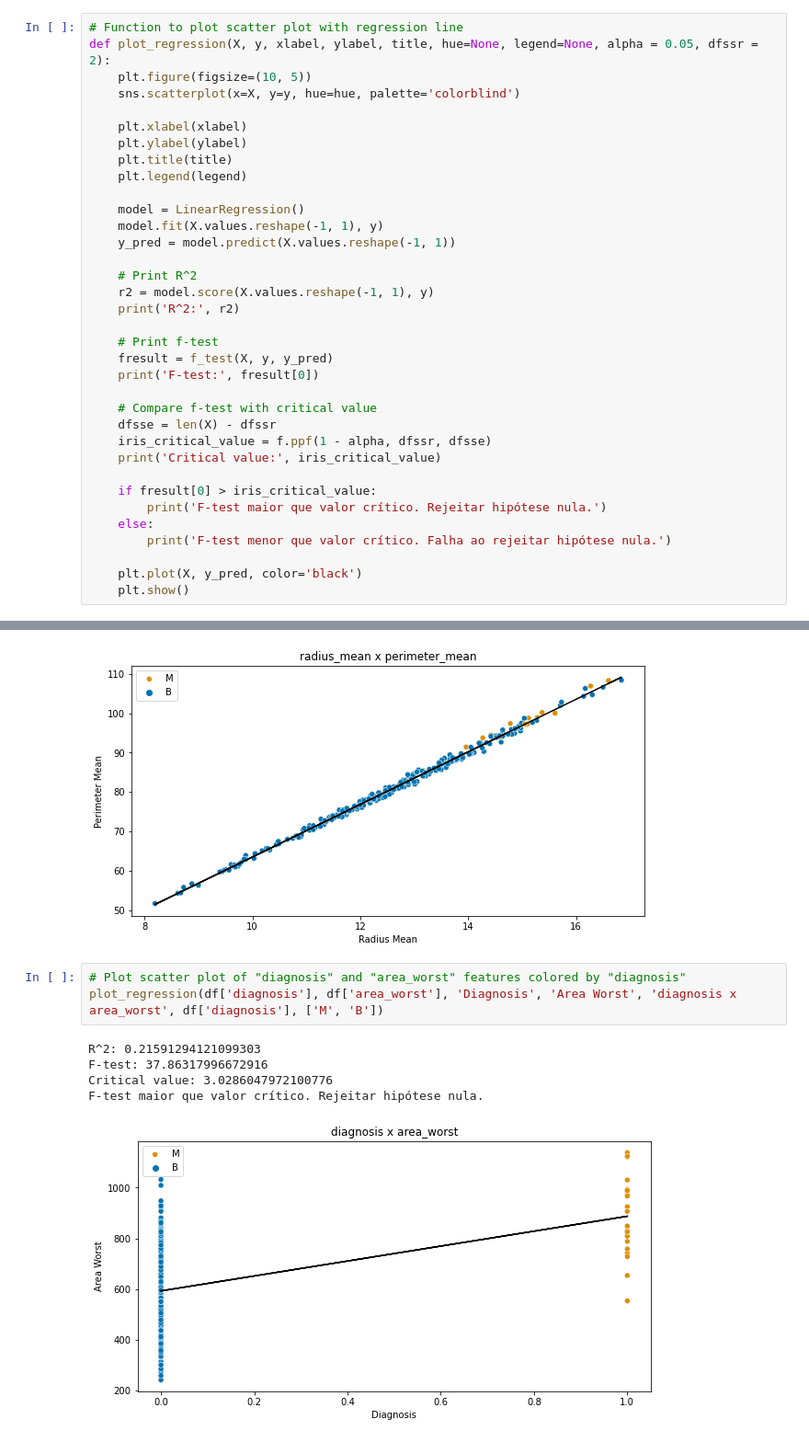
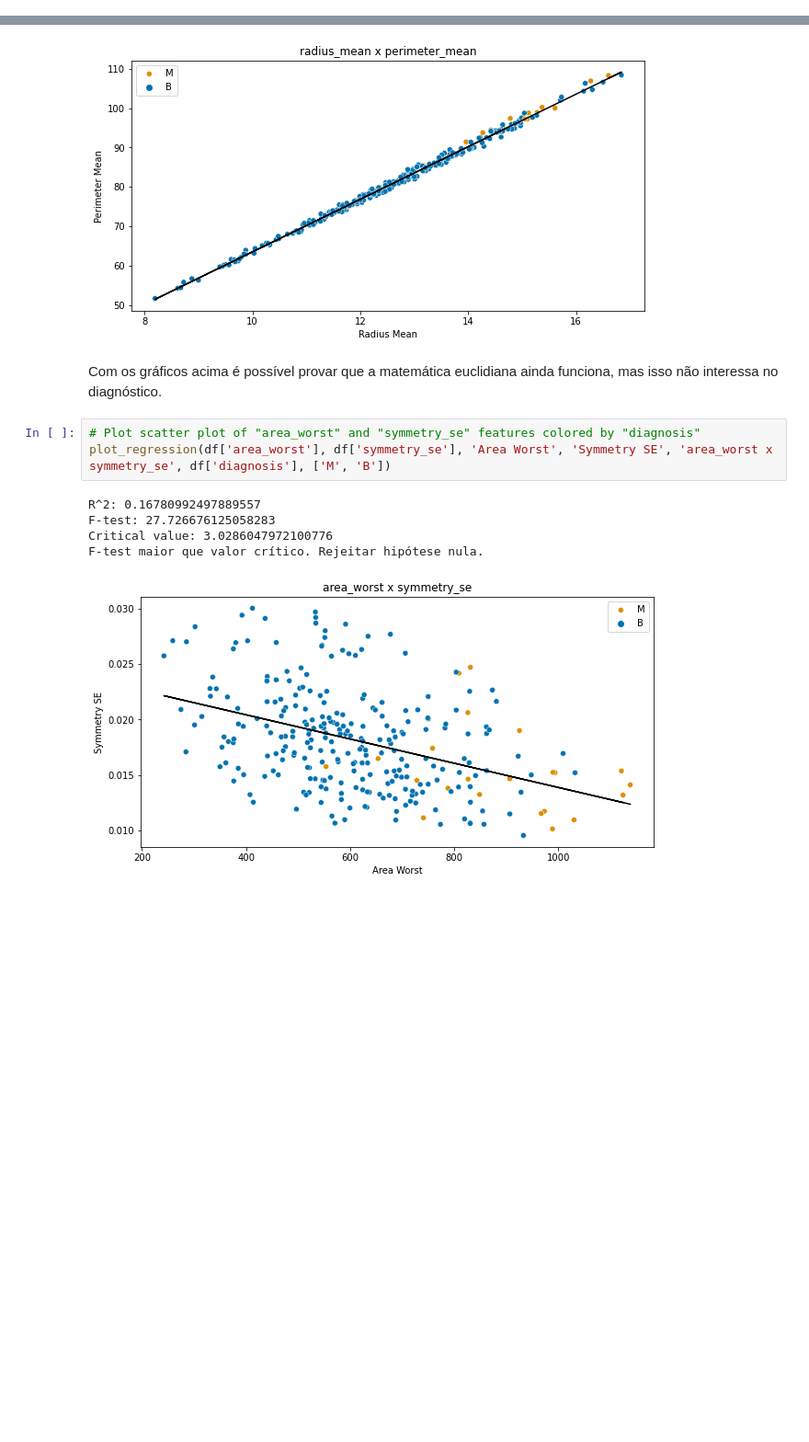
Before and after one commit to CeHaga-UFRJ/ml-ufrj-2022.2, a Jupyter notebook: linear_regression/tarefa1.ipynb, the cells around one changed output, grey strips where cells are left out. Shown: that part at 92% size. Drawn from its saved outputs; the diff is of its cells as text; blank space fills up the shorter version.

```diff
--- a/linear_regression/tarefa1.ipynb
+++ b/linear_regression/tarefa1.ipynb
@@ -191,38 +192,3 @@ def plot_scatter_and_regressions(X, y, xlabel, ylabel, title, hue=None):
-# %%
-# Function to plot scatter plot with regression line
-def plot_regression(X, y, xlabel, ylabel, title, hue=None, legend=None, alpha = 0.05, dfssr = 2):
-    plt.figure(figsize=(10, 5))
-    sns.scatterplot(x=X, y=y, hue=hue, palette='colorblind')
-
-    plt.xlabel(xlabel)
-    plt.ylabel(ylabel)
-    plt.title(title)
-    plt.legend(legend)
-
-    model = LinearRegression()
-    model.fit(X.values.reshape(-1, 1), y)
-    y_pred = model.predict(X.values.reshape(-1, 1))
-
-    # Print R^2
-    r2 = model.score(X.values.reshape(-1, 1), y)
-    print('R^2:', r2)
-
-    # Print f-test
-    fresult = f_test(X, y, y_pred)
-    print('F-test:', fresult[0])
-
-    # Compare f-test with critical value
-    dfsse = len(X) - dfssr
-    iris_critical_value = f.ppf(1 - alpha, dfssr, dfsse)
-    print('Critical value:', iris_critical_value)
-
-    if fresult[0] > iris_critical_value:
-        print('F-test maior que valor crítico. Rejeitar hipótese nula.')
-    else:
-        print('F-test menor que valor crítico. Falha ao rejeitar hipótese nula.')
-
-    plt.plot(X, y_pred, color='black')
-    plt.show()
 # %%
 # Plot scatter plot with regression line for "area_mean" and "perimeter_mean" features colored by "diagnosis"
 plot_regression(df['area_mean'], df['perimeter_mean'], 'Area Mean', 'Perimeter Mean', 'area_mean x perimeter_mean', df['diagnosis'], ['M', 'B'])
@@ -250,12 +216,14 @@ F-test: 34773.00293768812
 Critical value: 3.0286047972100776
 F-test maior que valor crítico. Rejeitar hipótese nula.
 [figure]
+# %% [markdown]
+Com os gráficos acima é possível provar que a matemática euclidiana ainda funciona, mas isso não interessa no diagnóstico.
 # %%
-# Plot scatter plot of "diagnosis" and "area_worst" features colored by "diagnosis"
-plot_regression(df['diagnosis'], df['area_worst'], 'Diagnosis', 'Area Worst', 'diagnosis x area_worst', df['diagnosis'], ['M', 'B'])
+# Plot scatter plot of "area_worst" and "symmetry_se" features colored by "diagnosis"
+plot_regression(df['area_worst'], df['symmetry_se'], 'Area Worst', 'Symmetry SE', 'area_worst x symmetry_se', df['diagnosis'], ['M', 'B'])
 # %% [output]
-R^2: 0.21591294121099303
-F-test: 37.86317996672916
+R^2: 0.16780992497889557
+F-test: 27.726676125058283
 Critical value: 3.0286047972100776
 F-test maior que valor crítico. Rejeitar hipótese nula.
-[figure, old version]
+[figure, new version]
```
Also changed, not shown: parts of 5 cells of this notebook, 1 other file.
